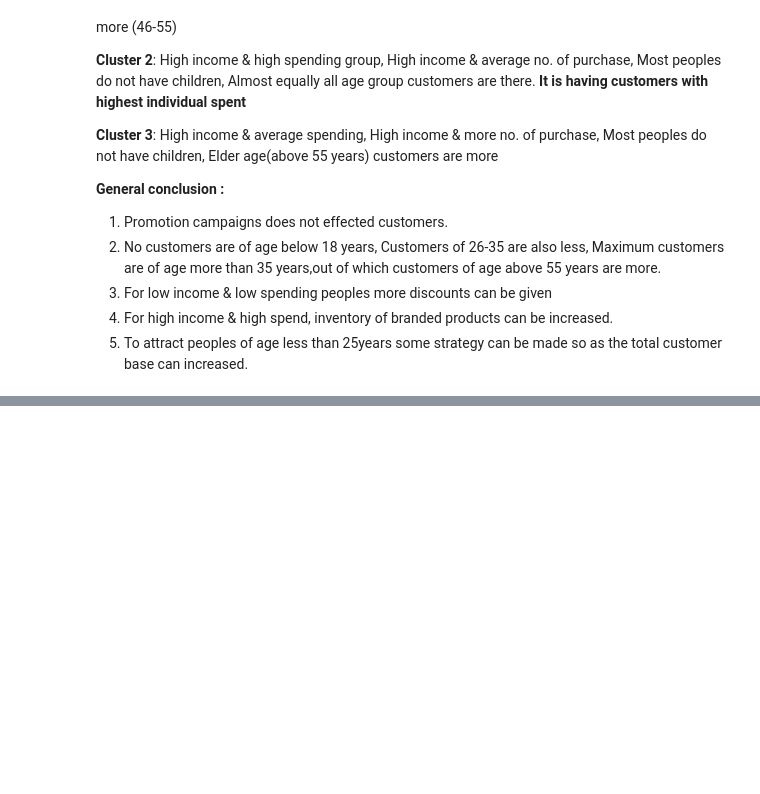
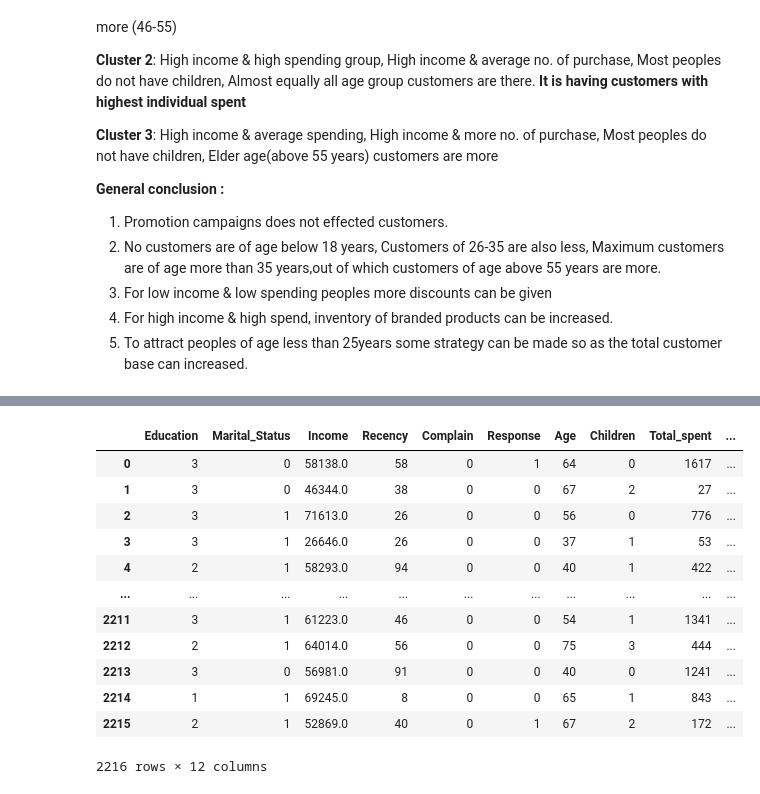
Before and after one commit to RiteshopShrivastava/Customer_Behavior_Analysis, a Jupyter notebook: Customer_Behaviour_Analysis.ipynb, the cells around one changed output, grey strips where cells are left out. Saved outputs shown, nothing was run; the diff lists cells and outputs as text; code cells hidden in the pictures; blank space fills up the shorter version.

```diff
--- a/Customer_Behaviour_Analysis.ipynb
+++ b/Customer_Behaviour_Analysis.ipynb
@@ -895,3 +895,9 @@ Elder age(above 55 years) customers are more
 3. For low income & low spending peoples more discounts can be given
 4. For high income & high spend, inventory of branded products can be increased.
 5. To attract peoples of age less than 25years some strategy can be made so as the total customer base can increased.
+# %%
+final_data= data1
+label_encoder = LabelEncoder()
+final_data['Education']= label_encoder.fit_transform(final_data['Education'])
+final_data['Marital_Status']= label_encoder.fit_transform(final_data['Marital_Status'])
+final_data.head()
@@ -897,0 +911,18 @@ Elder age(above 55 years) customers are more
+# %%
+final_data.drop(columns=({'Kidhome','Teenhome','Spent_Wines','Spent_Fruits','Spent_Meat','Spent_Fish','Spent_Sweets','Spent_Gold',
+                          'NumDealsPurchases','NumWebPurchases','NumCatalogPurchases','NumStorePurchases','NumWebVisitsMonth',
+                          'AcceptedCmp3','AcceptedCmp4','AcceptedCmp5','AcceptedCmp1','AcceptedCmp2','h_clust','db_clust','Age_group'}))
+# %% [output]
+|  | Education | Marital_Status | Income | Recency | Complain | Response | Age | Children | Total_spent | ... |
+| 0 | 3 | 0 | 58138.0 | 58 | 0 | 1 | 64 | 0 | 1617 | ... |
+| 1 | 3 | 0 | 46344.0 | 38 | 0 | 0 | 67 | 2 | 27 | ... |
+| 2 | 3 | 1 | 71613.0 | 26 | 0 | 0 | 56 | 0 | 776 | ... |
+| 3 | 3 | 1 | 26646.0 | 26 | 0 | 0 | 37 | 1 | 53 | ... |
+| 4 | 2 | 1 | 58293.0 | 94 | 0 | 0 | 40 | 1 | 422 | ... |
+| ... | ... | ... | ... | ... | ... | ... | ... | ... | ... | ... |
+| 2211 | 3 | 1 | 61223.0 | 46 | 0 | 0 | 54 | 1 | 1341 | ... |
+| 2212 | 2 | 1 | 64014.0 | 56 | 0 | 0 | 75 | 3 | 444 | ... |
+| 2213 | 3 | 0 | 56981.0 | 91 | 0 | 0 | 40 | 0 | 1241 | ... |
+| 2214 | 1 | 1 | 69245.0 | 8 | 0 | 0 | 65 | 1 | 843 | ... |
+| 2215 | 2 | 1 | 52869.0 | 40 | 0 | 1 | 67 | 2 | 172 | ... |
+2216 rows × 12 columns
```
Also changed, not shown: parts of 5 cells of this notebook.
